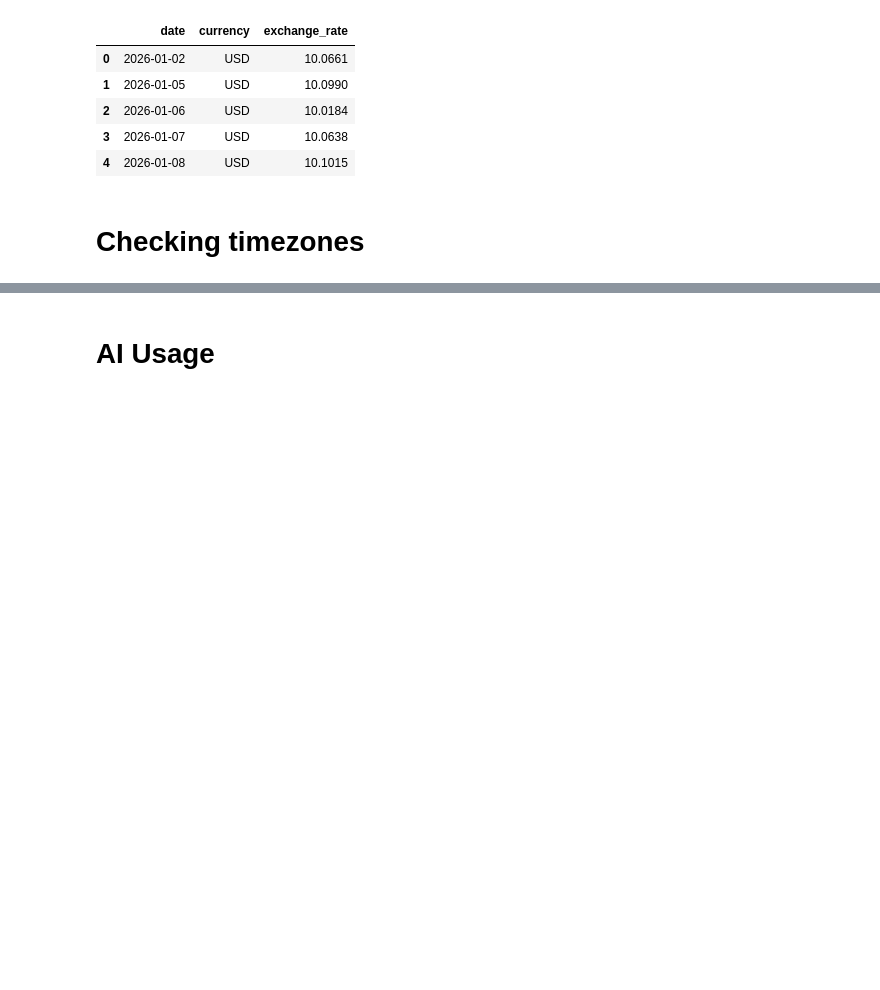
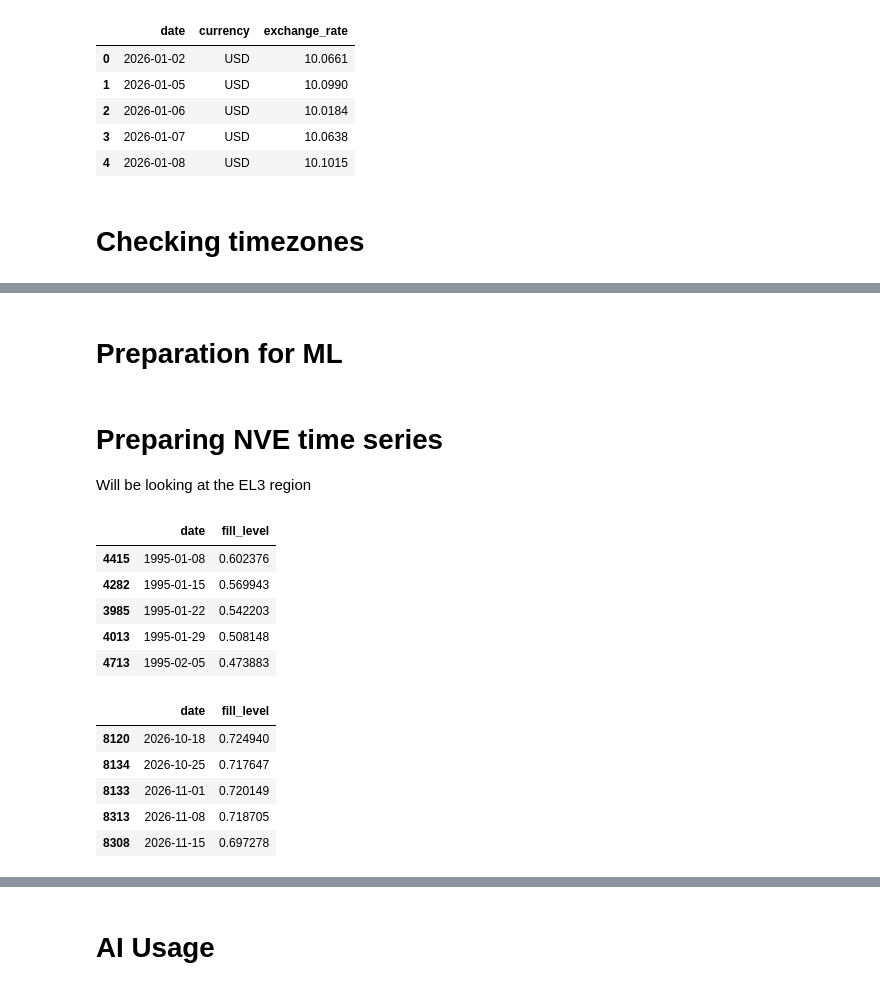
Before and after one commit to magloev/magloevIND320, a Jupyter notebook: notebooks/Task4.ipynb, the cells around one changed output, grey strips where cells are left out. Saved outputs shown, nothing was run; the diff lists cells and outputs as text; code cells hidden in the pictures; blank space fills up the shorter version.

```diff
--- a/notebooks/Task4.ipynb
+++ b/notebooks/Task4.ipynb
@@ -137,0 +137,30 @@ Name: timestamp, dtype: datetime64[us]
+# %% [markdown]
+# Preparation for ML
+# %% [markdown]
+# Preparing NVE time series
+Will be looking at the EL3 region
+# %%
+df_el3 = (
+    df[
+        (df["area_type"] == "EL") &
+        (df["area_id"] == 3)
+    ]
+    .sort_values("date")
+    .copy()
+)
+
+display(df_el3[["date", "fill_level"]].head())
+display(df_el3[["date", "fill_level"]].tail())
+# %% [output]
+|  | date | fill_level |
+| 4415 | 1995-01-08 | 0.602376 |
+| 4282 | 1995-01-15 | 0.569943 |
+| 3985 | 1995-01-22 | 0.542203 |
+| 4013 | 1995-01-29 | 0.508148 |
+| 4713 | 1995-02-05 | 0.473883 |
+|  | date | fill_level |
+| 8120 | 2026-10-18 | 0.724940 |
+| 8134 | 2026-10-25 | 0.717647 |
+| 8133 | 2026-11-01 | 0.720149 |
+| 8313 | 2026-11-08 | 0.718705 |
+| 8308 | 2026-11-15 | 0.697278 |
```
Also changed, not shown: parts of 45 cells of this notebook.
